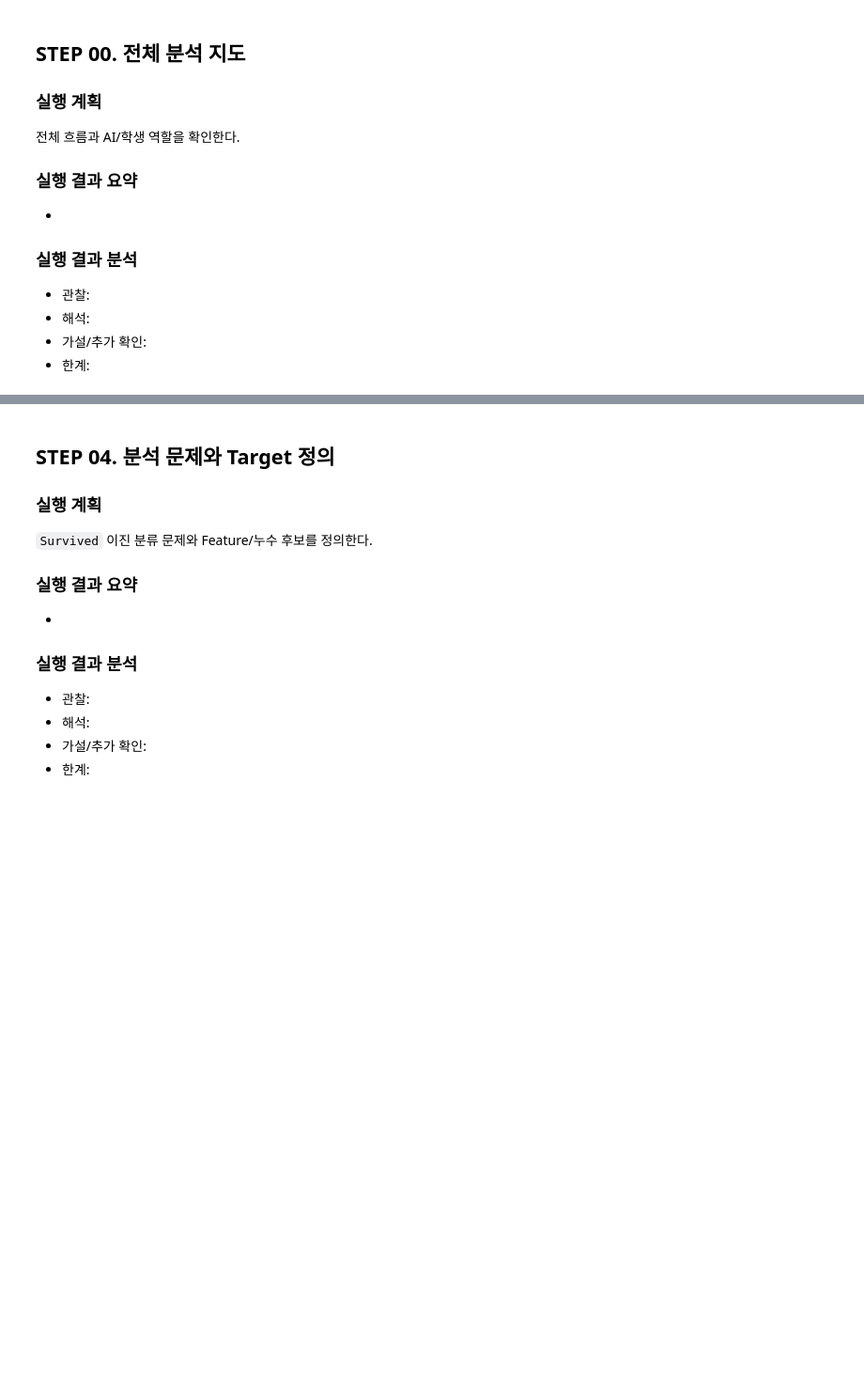
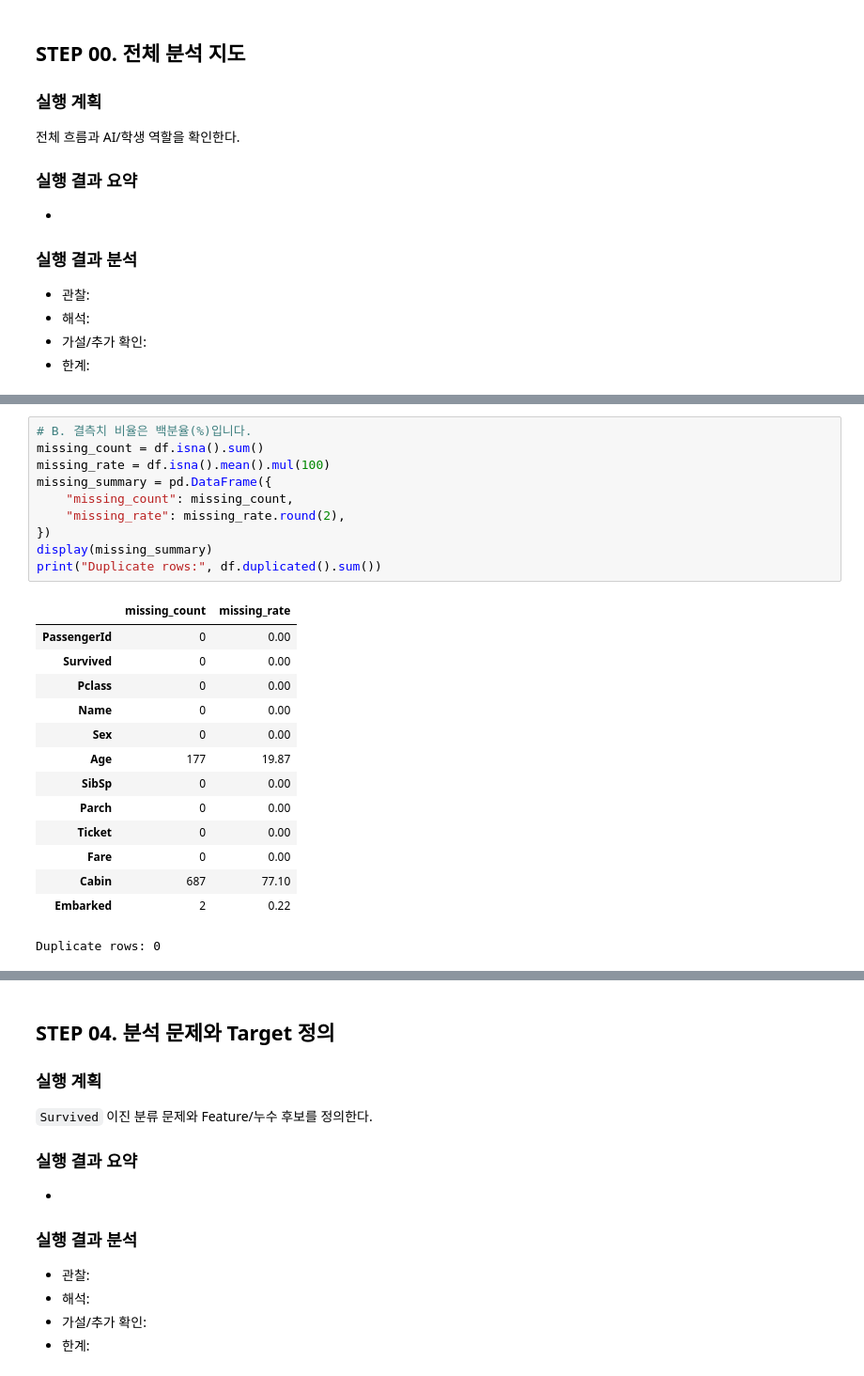
Before and after one commit to GilbertMoon/llm-data-analysis-course, a Jupyter notebook: notebooks/titanic_ai_analysis.ipynb, the cells around one changed output, grey strips where cells are left out. Shown at 94% size. Drawn from its saved outputs; the diff is of its cells as text; blank space fills up the shorter version.

```diff
--- a/notebooks/titanic_ai_analysis.ipynb
+++ b/notebooks/titanic_ai_analysis.ipynb
@@ -73,0 +179,25 @@ shape·columns·dtype·결측치·범주·기초 통계를 확인한다.
+# %%
+# B. 결측치 비율은 백분율(%)입니다.
+missing_count = df.isna().sum()
+missing_rate = df.isna().mean().mul(100)
+missing_summary = pd.DataFrame({
+    "missing_count": missing_count,
+    "missing_rate": missing_rate.round(2),
+})
+display(missing_summary)
+print("Duplicate rows:", df.duplicated().sum())
+# %% [output]
+|  | missing_count | missing_rate |
+| PassengerId | 0 | 0.00 |
+| Survived | 0 | 0.00 |
+| Pclass | 0 | 0.00 |
+| Name | 0 | 0.00 |
+| Sex | 0 | 0.00 |
+| Age | 177 | 19.87 |
+| SibSp | 0 | 0.00 |
+| Parch | 0 | 0.00 |
+| Ticket | 0 | 0.00 |
+| Fare | 0 | 0.00 |
+| Cabin | 687 | 77.10 |
+| Embarked | 2 | 0.22 |
+Duplicate rows: 0
```
Also changed, not shown: parts of 15 cells of this notebook, 1 other file.
